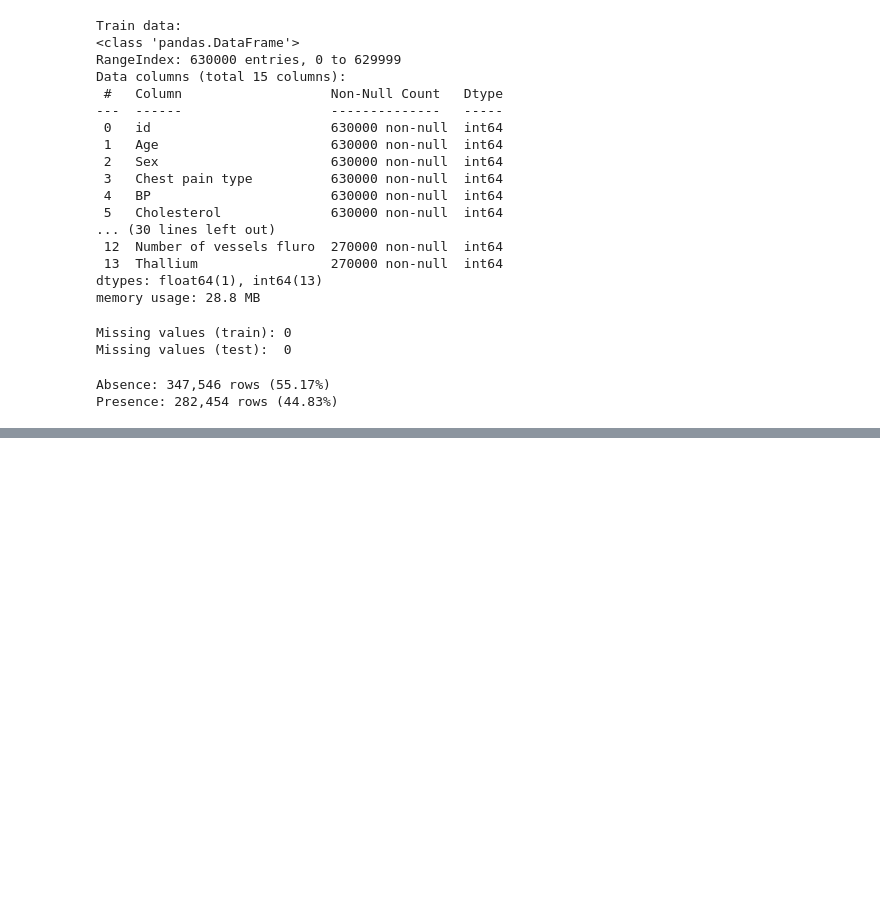
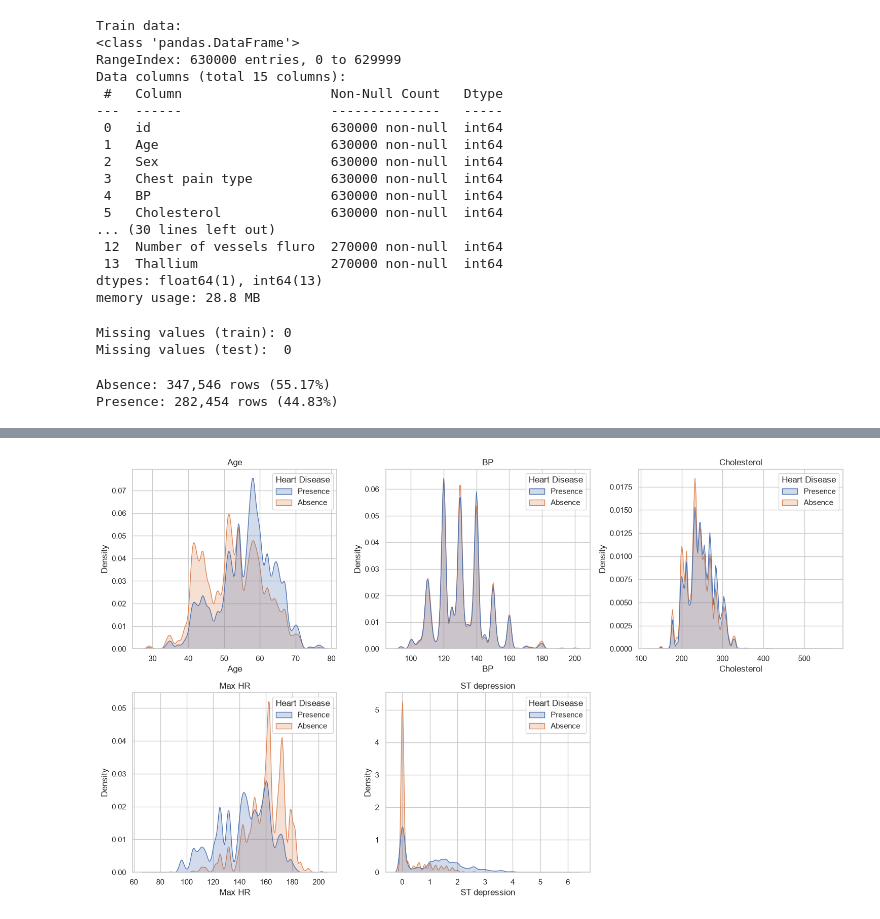
Before and after one commit to Lanes11/heart_disease_kaggle, a Jupyter notebook: main.ipynb, the cells around one changed output, grey strips where cells are left out. Saved outputs shown, nothing was run; the diff lists cells and outputs as text; code cells hidden in the pictures; blank space fills up the shorter version.

```diff
--- a/main.ipynb
+++ b/main.ipynb
@@ -199 +154,23 @@ Categorical features: ['Sex', 'Chest pain type', 'FBS over 120', 'EKG results',
 [figure]
+# %%
+fig, axes = plt.subplots(2, 3, figsize=(15, 9))
+axes = axes.ravel()
+
+for ax, col in zip(axes, continuous_features):
+    sns.kdeplot(
+        data=train_df,
+        x=col,
+        hue=TARGET,
+        fill=True,
+        common_norm=False,
+        ax=ax
+    )
+    ax.set_title(col)
+
+for ax in axes[len(continuous_features):]:
+    ax.remove()
+
+plt.tight_layout()
+plt.show()
+# %% [output]
+[figure, added]
```
Also changed, not shown: parts of 8 cells of this notebook, 1 other file.
